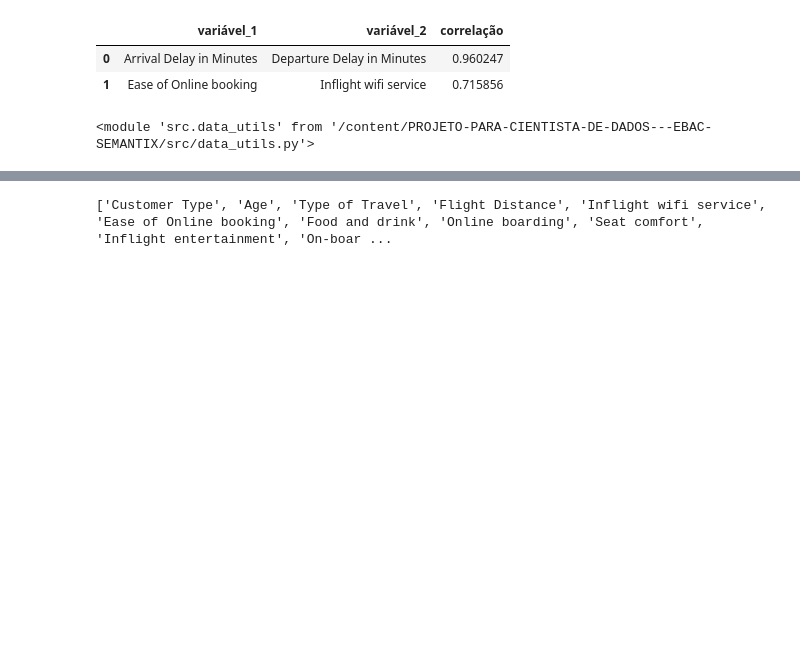
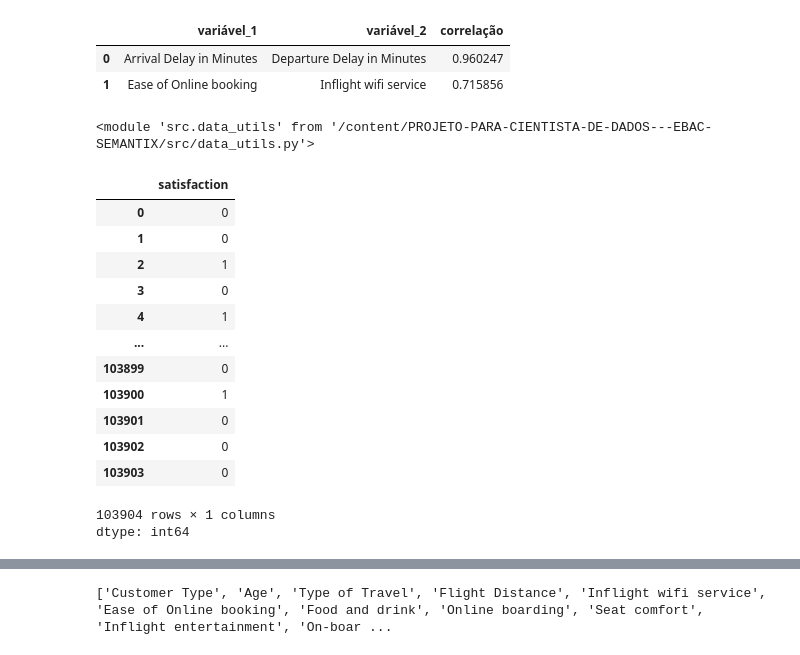
Before and after one commit to SantosBruna/PROJETO-PARA-CIENTISTA-DE-DADOS---EBAC-SEMANTIX, a Jupyter notebook: EBAC_Projeto_Semantix.ipynb, the cells around one changed output, grey strips where cells are left out. Cells and saved outputs as stored; diff of their text form; code cells hidden in the pictures; blank space fills up the shorter version.

```diff
--- a/EBAC_Projeto_Semantix.ipynb
+++ b/EBAC_Projeto_Semantix.ipynb
@@ -934,0 +934,17 @@ X, Y = du.separar_x_y(df)
+# %%
+Y
+# %% [output]
+|  | satisfaction |
+| 0 | 0 |
+| 1 | 0 |
+| 2 | 1 |
+| 3 | 0 |
+| 4 | 1 |
+| ... | ... |
+| 103899 | 0 |
+| 103900 | 1 |
+| 103901 | 0 |
+| 103902 | 0 |
+| 103903 | 0 |
+103904 rows × 1 columns
+dtype: int64
```
Also changed, not shown: parts of 44 cells of this notebook.
